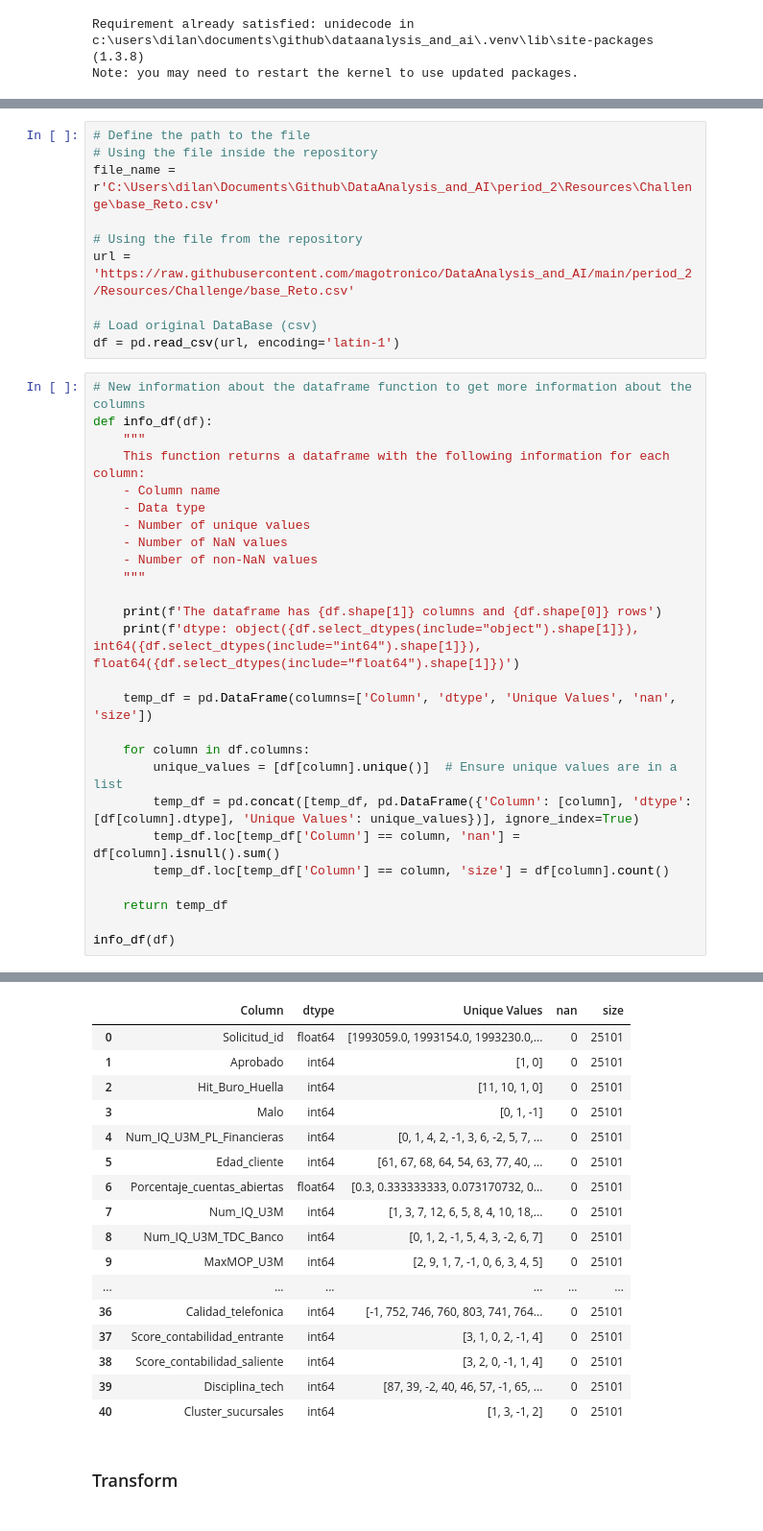
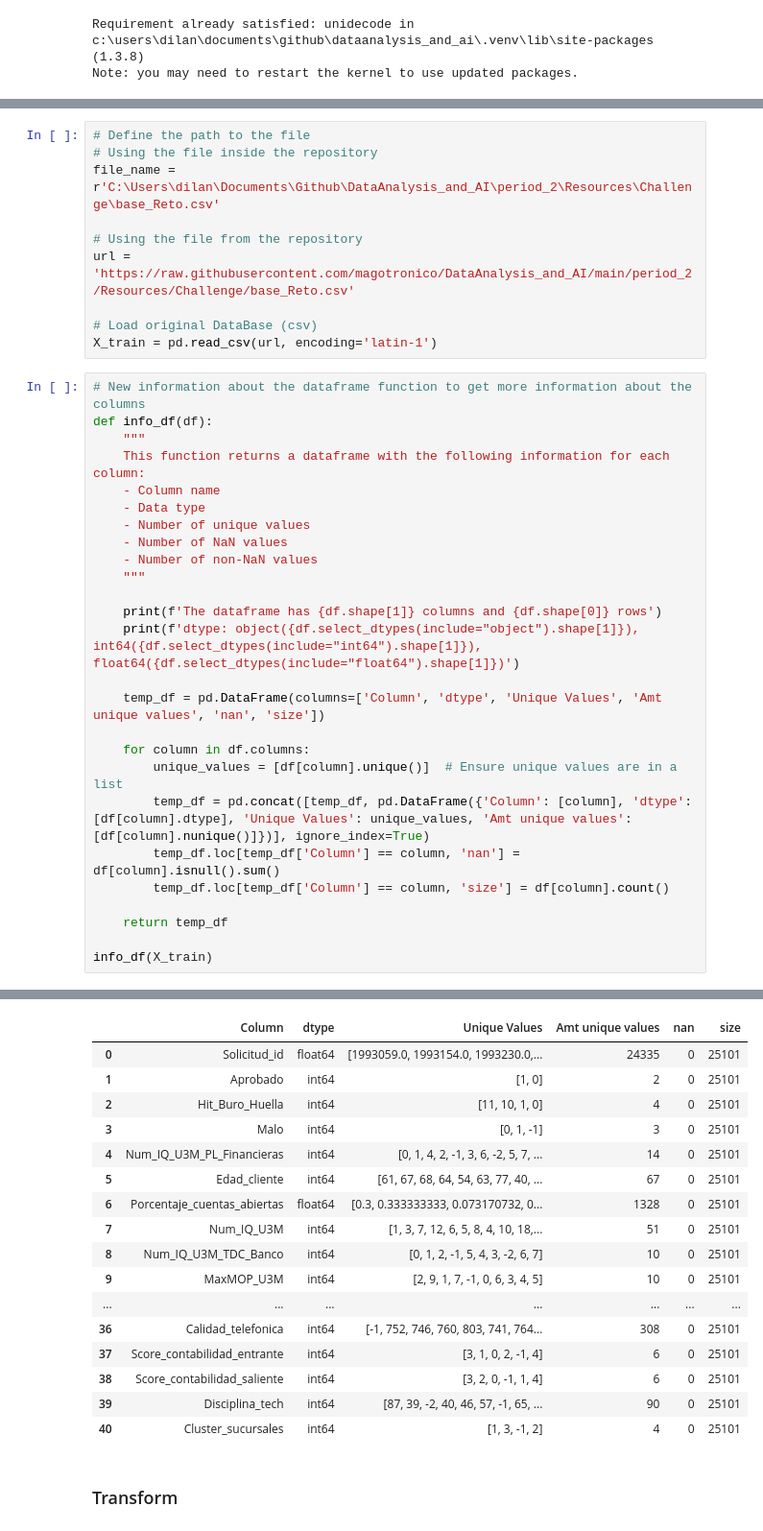
Before and after one commit to magotronico/DataAnalysis_and_AI, a Jupyter notebook: period_2/challenge/training_etl.ipynb, the cells around one changed output, grey strips where cells are left out. Shown at 96% size. Saved outputs shown, nothing was run; the diff lists cells and outputs as text.

```diff
--- a/period_2/challenge/training_etl.ipynb
+++ b/period_2/challenge/training_etl.ipynb
@@ -143,53 +145,53 @@ file_name = r'C:\Users\dilan\Documents\Github\DataAnalysis_and_AI\period_2\Resou
 url = 'https://raw.githubusercontent.com/magotronico/DataAnalysis_and_AI/main/period_2/Resources/Challenge/base_Reto.csv'
 
 # Load original DataBase (csv)
-df = pd.read_csv(url, encoding='latin-1')
+X_train = pd.read_csv(url, encoding='latin-1')
 # %%
 # New information about the dataframe function to get more information about the columns
 def info_df(df):
     """
     This function returns a dataframe with the following information for each column:
     - Column name
     - Data type
     - Number of unique values
     - Number of NaN values
     - Number of non-NaN values
     """
 
     print(f'The dataframe has {df.shape[1]} columns and {df.shape[0]} rows')
     print(f'dtype: object({df.select_dtypes(include="object").shape[1]}), int64({df.select_dtypes(include="int64").shape[1]}), float64({df.select_dtypes(include="float64").shape[1]})')
 
-    temp_df = pd.DataFrame(columns=['Column', 'dtype', 'Unique Values', 'nan', 'size'])
+    temp_df = pd.DataFrame(columns=['Column', 'dtype', 'Unique Values', 'Amt unique values', 'nan', 'size'])
 
     for column in df.columns:
         unique_values = [df[column].unique()]  # Ensure unique values are in a list
-        temp_df = pd.concat([temp_df, pd.DataFrame({'Column': [column], 'dtype': [df[column].dtype], 'Unique Values': unique_values})], ignore_index=True)
+        temp_df = pd.concat([temp_df, pd.DataFrame({'Column': [column], 'dtype': [df[column].dtype], 'Unique Values': unique_values, 'Amt unique values': [df[column].nunique()]})], ignore_index=True)
         temp_df.loc[temp_df['Column'] == column, 'nan'] = df[column].isnull().sum()
         temp_df.loc[temp_df['Column'] == column, 'size'] = df[column].count()
 
     return temp_df
 
-info_df(df)
+info_df(X_train)
 # %% [output]
 The dataframe has 41 columns and 25101 rows
 dtype: object(2), int64(36), float64(3)
-|  | Column | dtype | Unique Values | nan | size |
-| 0 | Solicitud_id | float64 | [1993059.0, 1993154.0, 1993230.0,... | 0 | 25101 |
-| 1 | Aprobado | int64 | [1, 0] | 0 | 25101 |
-| 2 | Hit_Buro_Huella | int64 | [11, 10, 1, 0] | 0 | 25101 |
-| 3 | Malo | int64 | [0, 1, -1] | 0 | 25101 |
-| 4 | Num_IQ_U3M_PL_Financieras | int64 | [0, 1, 4, 2, -1, 3, 6, -2, 5, 7, ... | 0 | 25101 |
-| 5 | Edad_cliente | int64 | [61, 67, 68, 64, 54, 63, 77, 40, ... | 0 | 25101 |
-| 6 | Porcentaje_cuentas_abiertas | float64 | [0.3, 0.333333333, 0.073170732, 0... | 0 | 25101 |
-| 7 | Num_IQ_U3M | int64 | [1, 3, 7, 12, 6, 5, 8, 4, 10, 18,... | 0 | 25101 |
-| 8 | Num_IQ_U3M_TDC_Banco | int64 | [0, 1, 2, -1, 5, 4, 3, -2, 6, 7] | 0 | 25101 |
-| 9 | MaxMOP_U3M | int64 | [2, 9, 1, 7, -1, 0, 6, 3, 4, 5] | 0 | 25101 |
-| ... | ... | ... | ... | ... | ... |
-| 36 | Calidad_telefonica | int64 | [-1, 752, 746, 760, 803, 741, 764... | 0 | 25101 |
-| 37 | Score_contabilidad_entrante | int64 | [3, 1, 0, 2, -1, 4] | 0 | 25101 |
-| 38 | Score_contabilidad_saliente | int64 | [3, 2, 0, -1, 1, 4] | 0 | 25101 |
-| 39 | Disciplina_tech | int64 | [87, 39, -2, 40, 46, 57, -1, 65, ... | 0 | 25101 |
-| 40 | Cluster_sucursales | int64 | [1, 3, -1, 2] | 0 | 25101 |
+|  | Column | dtype | Unique Values | Amt unique values | nan | size |
+| 0 | Solicitud_id | float64 | [1993059.0, 1993154.0, 1993230.0,... | 24335 | 0 | 25101 |
+| 1 | Aprobado | int64 | [1, 0] | 2 | 0 | 25101 |
+| 2 | Hit_Buro_Huella | int64 | [11, 10, 1, 0] | 4 | 0 | 25101 |
+| 3 | Malo | int64 | [0, 1, -1] | 3 | 0 | 25101 |
+| 4 | Num_IQ_U3M_PL_Financieras | int64 | [0, 1, 4, 2, -1, 3, 6, -2, 5, 7, ... | 14 | 0 | 25101 |
+| 5 | Edad_cliente | int64 | [61, 67, 68, 64, 54, 63, 77, 40, ... | 67 | 0 | 25101 |
+| 6 | Porcentaje_cuentas_abiertas | float64 | [0.3, 0.333333333, 0.073170732, 0... | 1328 | 0 | 25101 |
+| 7 | Num_IQ_U3M | int64 | [1, 3, 7, 12, 6, 5, 8, 4, 10, 18,... | 51 | 0 | 25101 |
+| 8 | Num_IQ_U3M_TDC_Banco | int64 | [0, 1, 2, -1, 5, 4, 3, -2, 6, 7] | 10 | 0 | 25101 |
+| 9 | MaxMOP_U3M | int64 | [2, 9, 1, 7, -1, 0, 6, 3, 4, 5] | 10 | 0 | 25101 |
+| ... | ... | ... | ... | ... | ... | ... |
+| 36 | Calidad_telefonica | int64 | [-1, 752, 746, 760, 803, 741, 764... | 308 | 0 | 25101 |
+| 37 | Score_contabilidad_entrante | int64 | [3, 1, 0, 2, -1, 4] | 6 | 0 | 25101 |
+| 38 | Score_contabilidad_saliente | int64 | [3, 2, 0, -1, 1, 4] | 6 | 0 | 25101 |
+| 39 | Disciplina_tech | int64 | [87, 39, -2, 40, 46, 57, -1, 65, ... | 90 | 0 | 25101 |
+| 40 | Cluster_sucursales | int64 | [1, 3, -1, 2] | 4 | 0 | 25101 |
 # %% [markdown]
 ### Transform
 # %%
```
Also changed, not shown: parts of 24 cells of this notebook.
